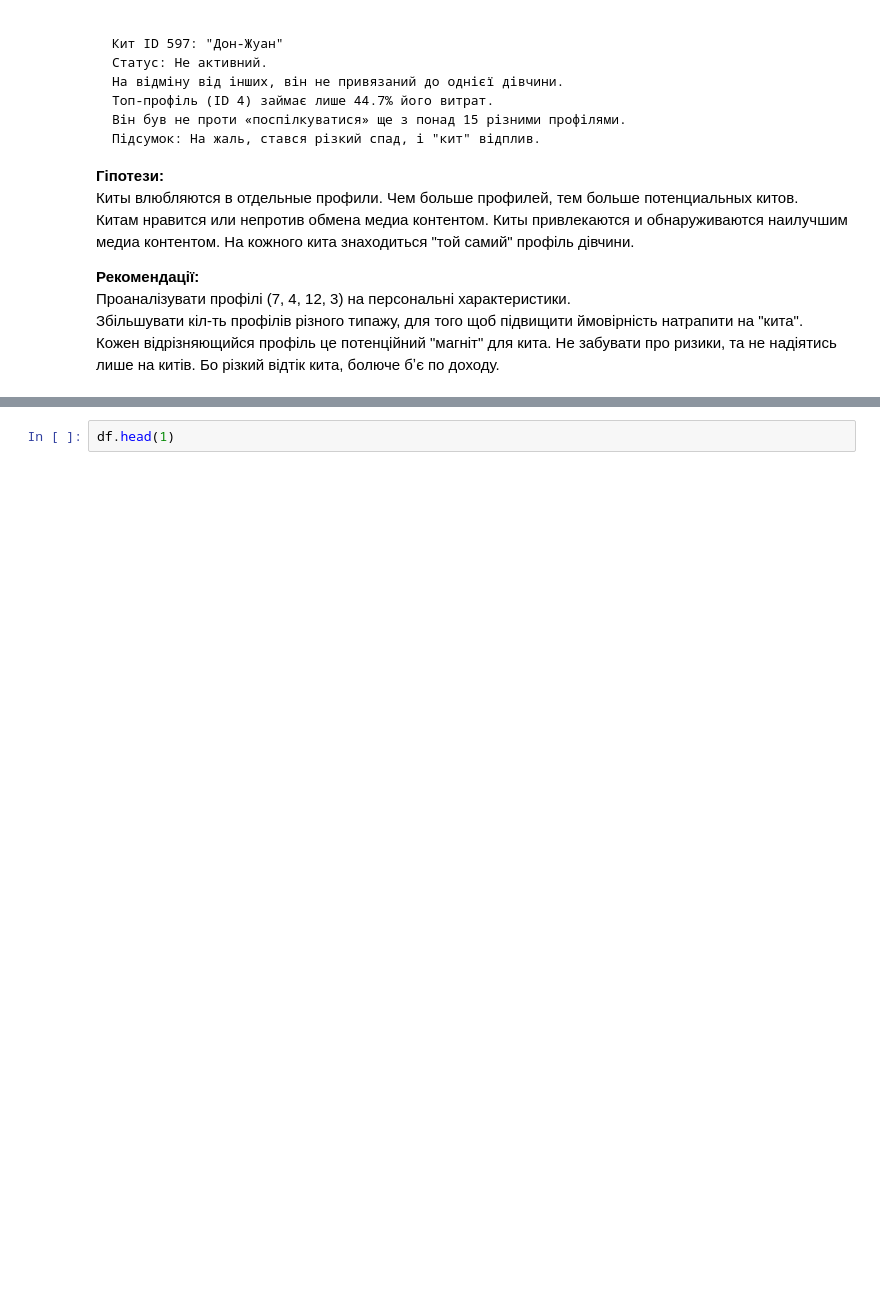
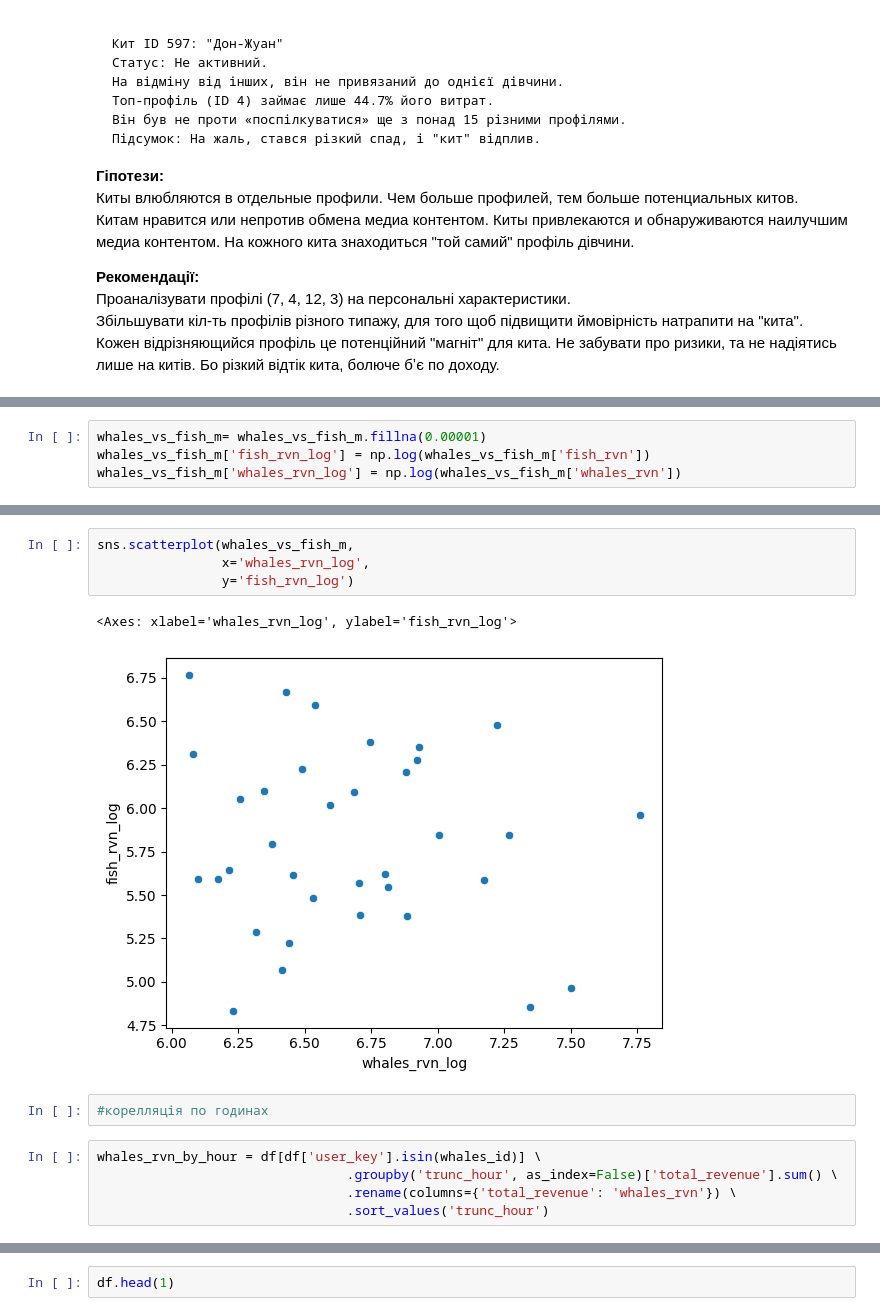
Before and after one commit to Chocopie-DA/db_analysis_sql_sweetylove, a Jupyter notebook: 03_notebooks/EDA.ipynb, the cells around one changed output, grey strips where cells are left out. Saved outputs shown, nothing was run; the diff lists cells and outputs as text; blank space fills up the shorter version.

```diff
--- a/03_notebooks/EDA.ipynb
+++ b/03_notebooks/EDA.ipynb
@@ -1209,0 +1301,4 @@ id  | LTV | % від total| % чат/медіа/інші | LT(днів)| Act. Da
+# %%
+whales_vs_fish_m= whales_vs_fish_m.fillna(0.00001)
+whales_vs_fish_m['fish_rvn_log'] = np.log(whales_vs_fish_m['fish_rvn'])
+whales_vs_fish_m['whales_rvn_log'] = np.log(whales_vs_fish_m['whales_rvn'])
@@ -1209,0 +1342,14 @@ id  | LTV | % від total| % чат/медіа/інші | LT(днів)| Act. Da
+# %%
+sns.scatterplot(whales_vs_fish_m,
+                x='whales_rvn_log',
+                y='fish_rvn_log')
+# %% [output]
+<Axes: xlabel='whales_rvn_log', ylabel='fish_rvn_log'>
+[figure, added]
+# %%
+#корелляція по годинах
+# %%
+whales_rvn_by_hour = df[df['user_key'].isin(whales_id)] \
+                                .groupby('trunc_hour', as_index=False)['total_revenue'].sum() \
+                                .rename(columns={'total_revenue': 'whales_rvn'}) \
+                                .sort_values('trunc_hour')
```
Also changed, not shown: parts of 112 cells of this notebook.
